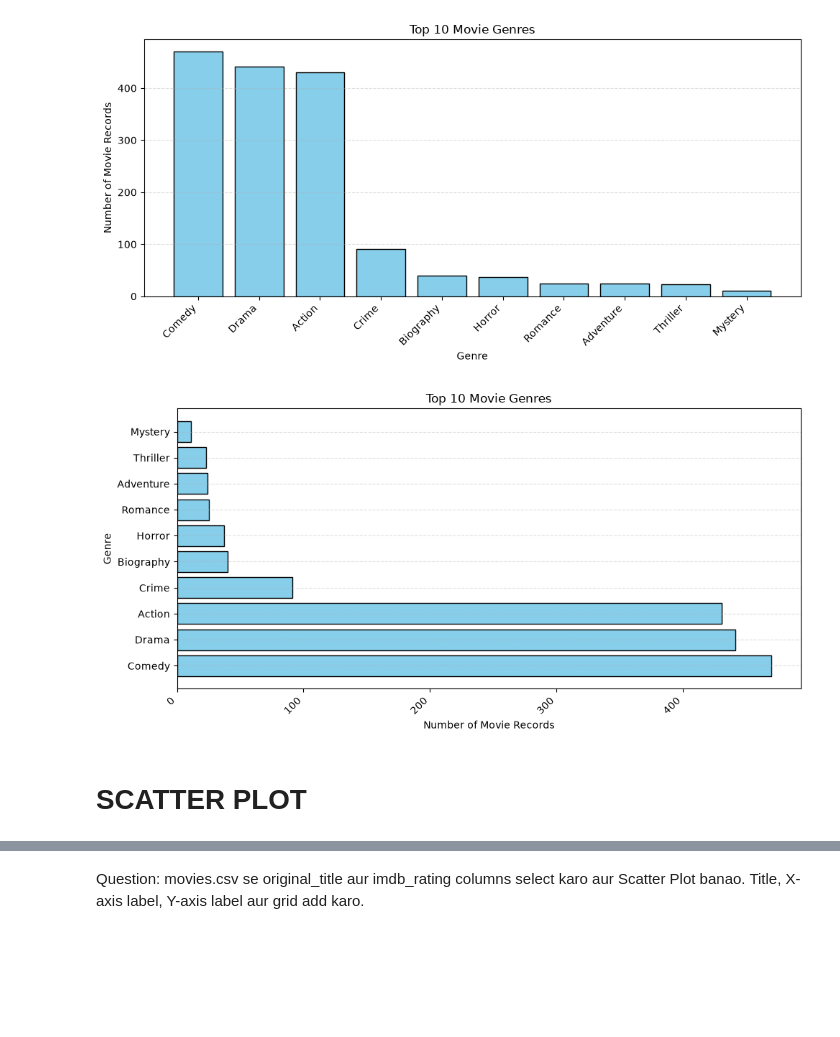
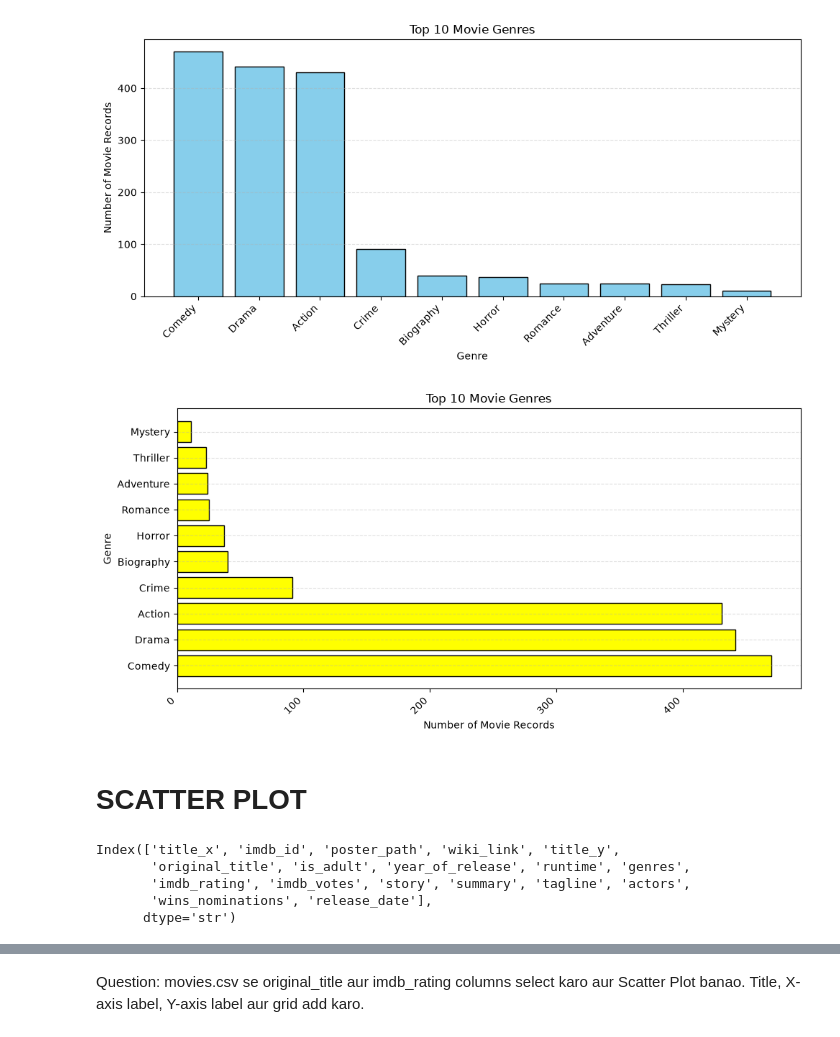
Before and after one commit to shivamdhamange/DATA-SCIENCE, a Jupyter notebook: shivam/day 16 matplotlib.ipynb, the cells around one changed output, grey strips where cells are left out. Saved outputs shown, nothing was run; the diff lists cells and outputs as text; code cells hidden in the pictures; blank space fills up the shorter version.

```diff
--- a/shivam/day 16 matplotlib.ipynb
+++ b/shivam/day 16 matplotlib.ipynb
@@ -230,34 +230,42 @@ import matplotlib.pyplot as plt
 
 df = pd.read_csv(r"D:\ITP\DATA SCIENCE\data\movies (1).csv")
 
 genre_counts = (
     df["genres"]
     .dropna()
     .str.split("|")
     .str[0]
     .value_counts()
     .head(10)
 )
 
 plt.figure(figsize=(10, 5))
 
 plt.barh(
     genre_counts.index,
     genre_counts.values,
-    color="skyblue",
+    color="yellow",
     edgecolor="black"
 )
 
 plt.title("Top 10 Movie Genres")
 plt.xlabel("Number of Movie Records")
 plt.ylabel("Genre")
 
 plt.xticks(rotation=45, ha="right")
 plt.grid(axis="y", linestyle="--", alpha=0.4)
 
 plt.tight_layout()
 plt.show()
 # %% [output]
-[figure, old version]
+[figure, new version]
 # %% [markdown]
 # SCATTER PLOT
+# %%
+df.columns
+# %% [output]
+Index(['title_x', 'imdb_id', 'poster_path', 'wiki_link', 'title_y',
+       'original_title', 'is_adult', 'year_of_release', 'runtime', 'genres',
+       'imdb_rating', 'imdb_votes', 'story', 'summary', 'tagline', 'actors',
+       'wins_nominations', 'release_date'],
+      dtype='str')
```
Also changed, not shown: parts of 4 cells of this notebook.
